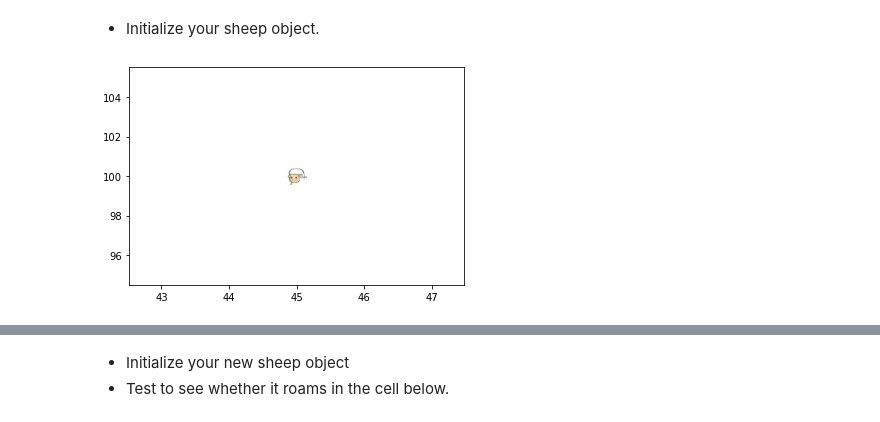
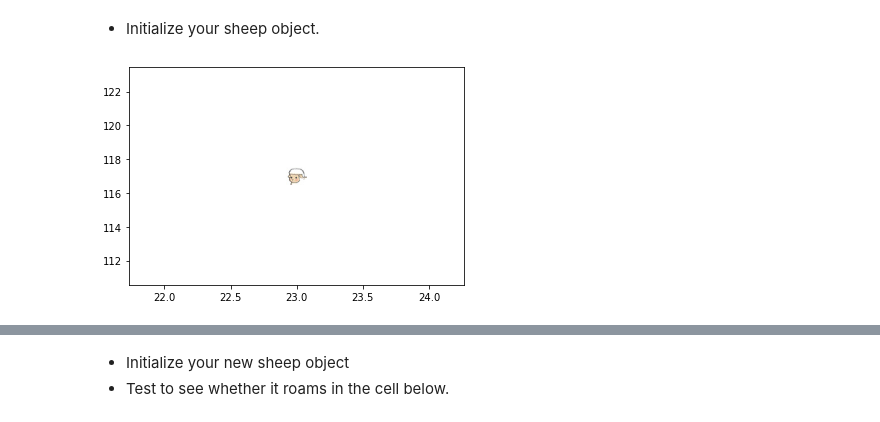
Before and after one commit to patelta2/cmse202-s21-turnin, a Jupyter notebook: hw-03/HW-03_OOP+ABM-TanmayPatel.ipynb, the cells around one changed output, grey strips where cells are left out. Saved outputs shown, nothing was run; the diff lists cells and outputs as text; code cells hidden in the pictures.

Commit message:
Final version of sheep

```diff
--- a/hw-03/HW-03_OOP+ABM-TanmayPatel.ipynb
+++ b/hw-03/HW-03_OOP+ABM-TanmayPatel.ipynb
@@ -127,13 +127,13 @@ class sheep():
     Use random integer number generator
 
     I also want to set a limit on the x and y inputs at
-    0<𝑥<100 and 20<𝑦<120
+    20<𝑥<100 and 20<𝑦<120
 
     use draw function to plot, set image_path to sheeyy.jpg
     use imscatter to plot the image on random x and y int
     y
     '''
-    def __init__(self,x = random.randint(0,100),y = random.randint(20,120)):
+    def __init__(self,x = random.randint(20,100),y = random.randint(20,120)):
         self.x = x
         self.y = y
 
@@ -152,10 +152,10 @@ Take a moment to save your notebook, commit the changes to your Git repository u
 - Initialize your sheep object.
 # %%
 ### initialize a sheep and draw it
-sp = sheep(x = 45, y = 100)
+sp = sheep()
 sp.draw()
 # %% [output]
-[figure, old version]
+[figure, new version]
 # %% [markdown]
 ---
 - Roaming: You need to add a method of roaming to your sheep object.
```
Also changed, not shown: parts of 9 cells of this notebook.
